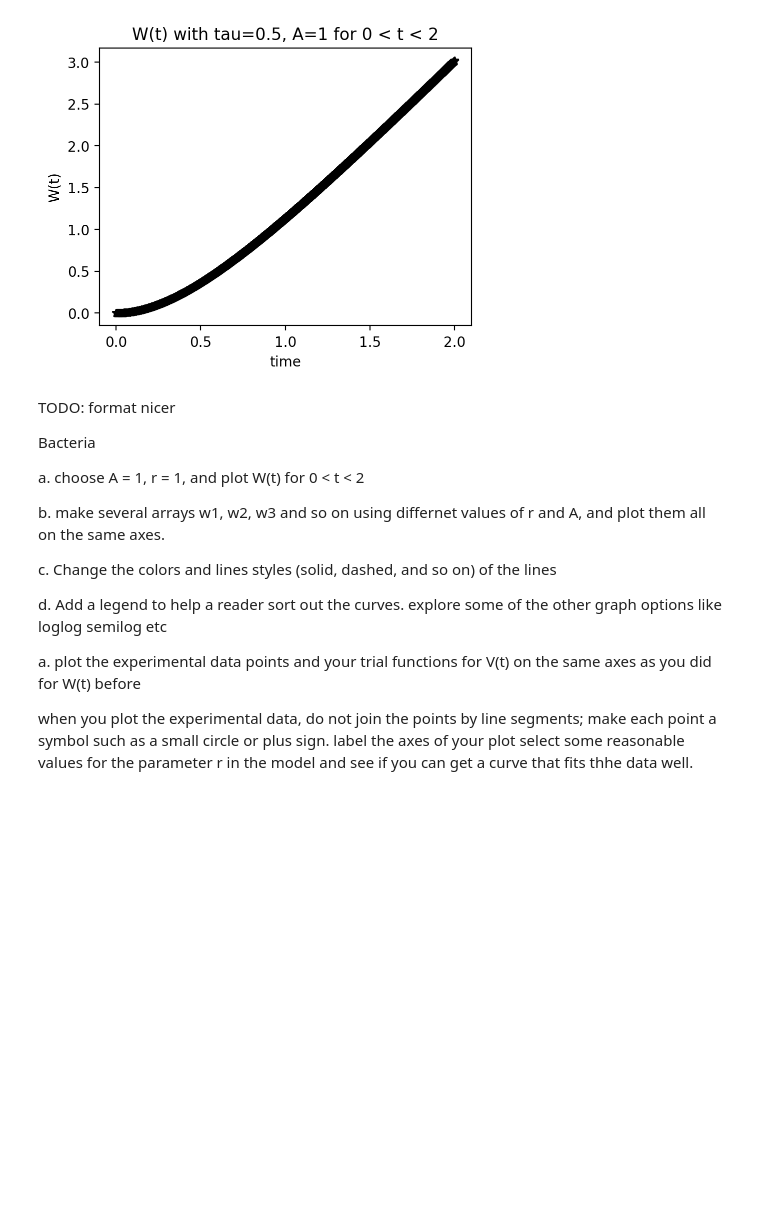
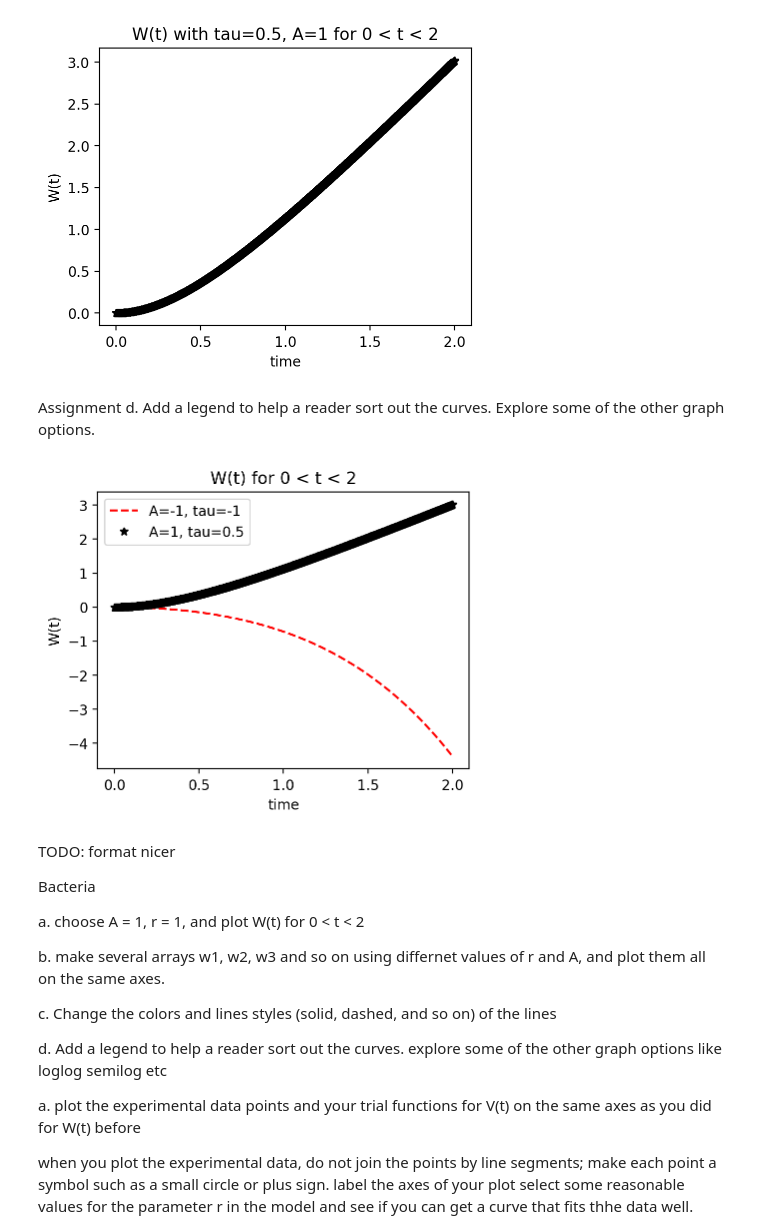
Before and after one commit to e-d-p-9/Physical-Modeling-with-Python, a Jupyter notebook: Ch5/HIV_Bacteria_Computer_Lab.ipynb, the cells around one changed output. Saved outputs shown, nothing was run; the diff lists cells and outputs as text; code cells hidden in the pictures; blank space fills up the shorter version.

Commit message:
5.2.1 assignment d

```diff
--- a/Ch5/HIV_Bacteria_Computer_Lab.ipynb
+++ b/Ch5/HIV_Bacteria_Computer_Lab.ipynb
@@ -368,6 +368,29 @@ plt.show()
 # %% [output]
 [figure]
 [figure]
+# %% [markdown]
+Assignment d.  Add a legend to help a reader sort out the curves. Explore some of the other graph options.
+# %%
+A=-1
+tau=-1
+t = np.arange(0.001, 2, 0.001)
+w_t = w(t, A, tau)
+label=f"A={A}, tau={tau}"
+plt.plot(t, w_t, 'r--', label=label)
+plt.xlabel("time")
+plt.ylabel("W(t)")
+plt.title("W(t) for 0 < t < 2")
+
+
+A=1
+tau=0.5
+w_t = w(t, A, tau)
+label=f"A={A}, tau={tau}"
+plt.plot(t, w_t, 'k*', label=label)
+plt.legend()
+plt.show()
+# %% [output]
+[figure, added]
 # %% [markdown]
 
 
```
